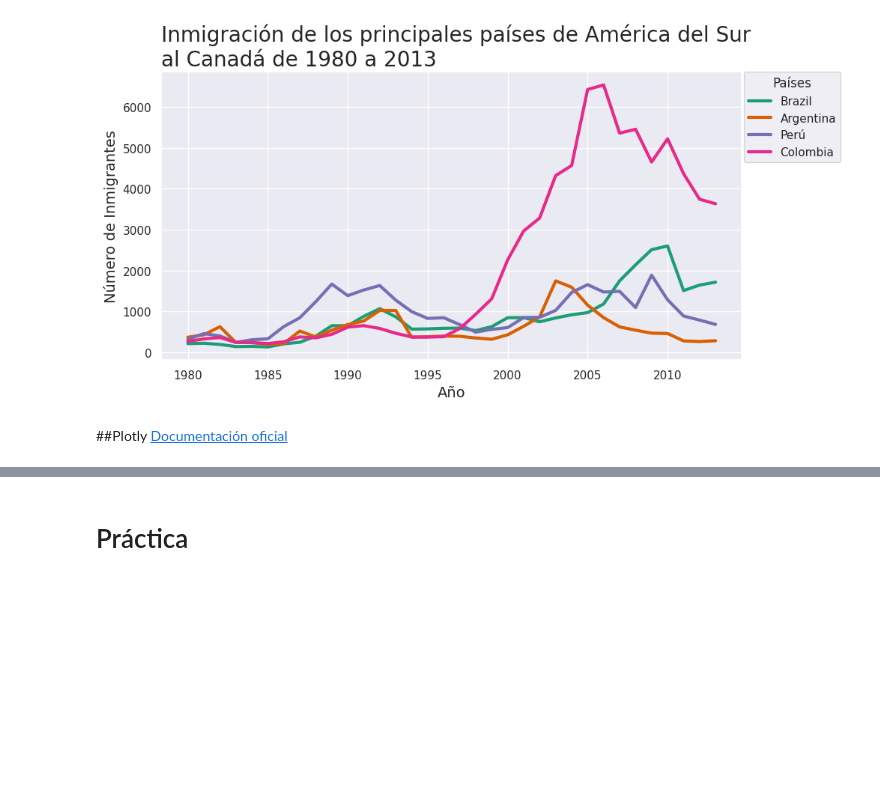
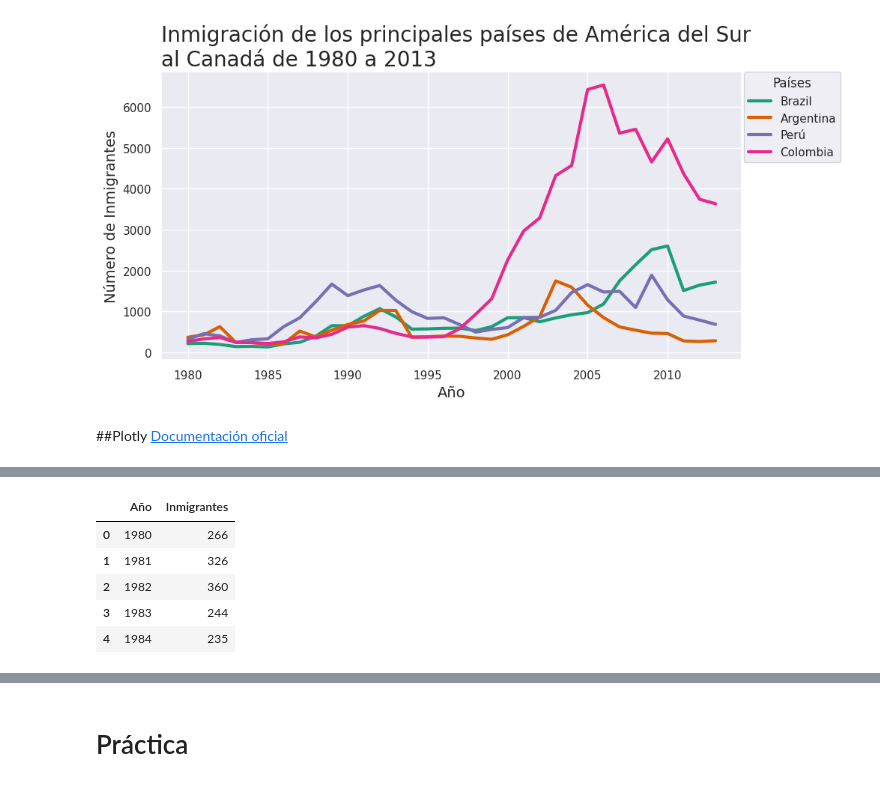
Before and after one commit to AenimaLabs/Oracle_One_Data_Science, a Jupyter notebook: Visualización_de_datos.ipynb, the cells around one changed output, grey strips where cells are left out. Drawn from its saved outputs; the diff is of its cells as text; code cells hidden in the pictures; blank space fills up the shorter version.

```diff
--- a/Visualización_de_datos.ipynb
+++ b/Visualización_de_datos.ipynb
@@ -686,0 +735,9 @@ fig.show()
+# %%
+display(datos_col.head())
+# %% [output]
+|  | Año | Inmigrantes |
+| 0 | 1980 | 266 |
+| 1 | 1981 | 326 |
+| 2 | 1982 | 360 |
+| 3 | 1983 | 244 |
+| 4 | 1984 | 235 |
```
Also changed, not shown: parts of 18 cells of this notebook.
